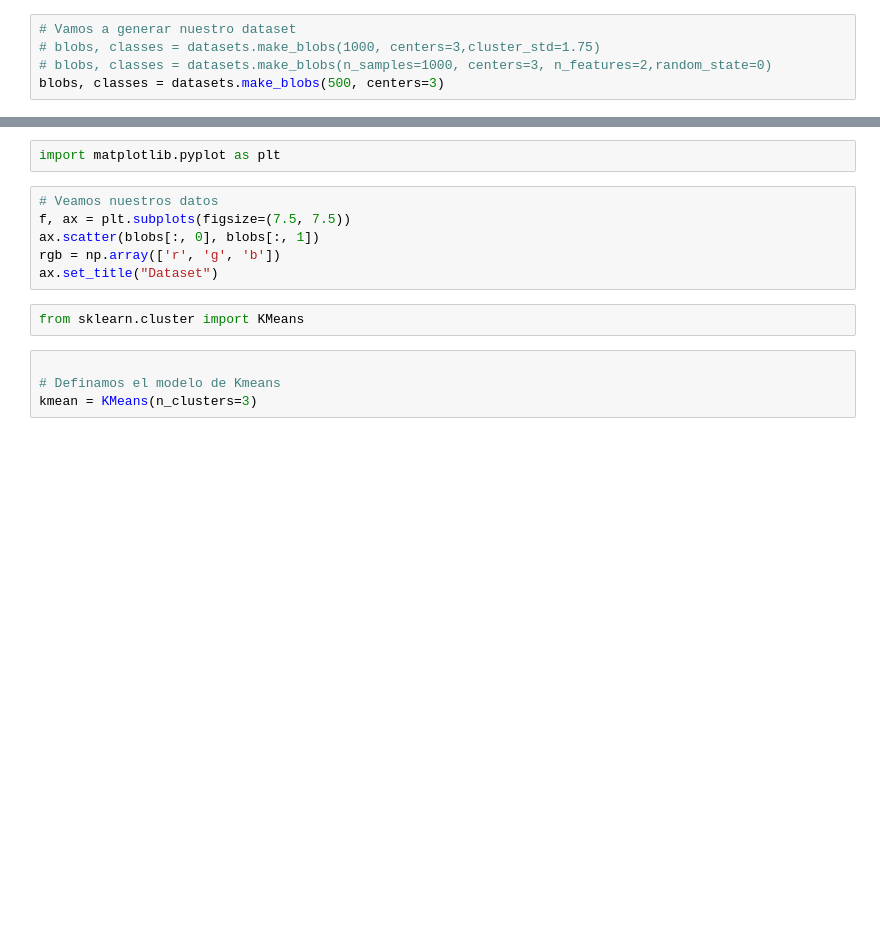
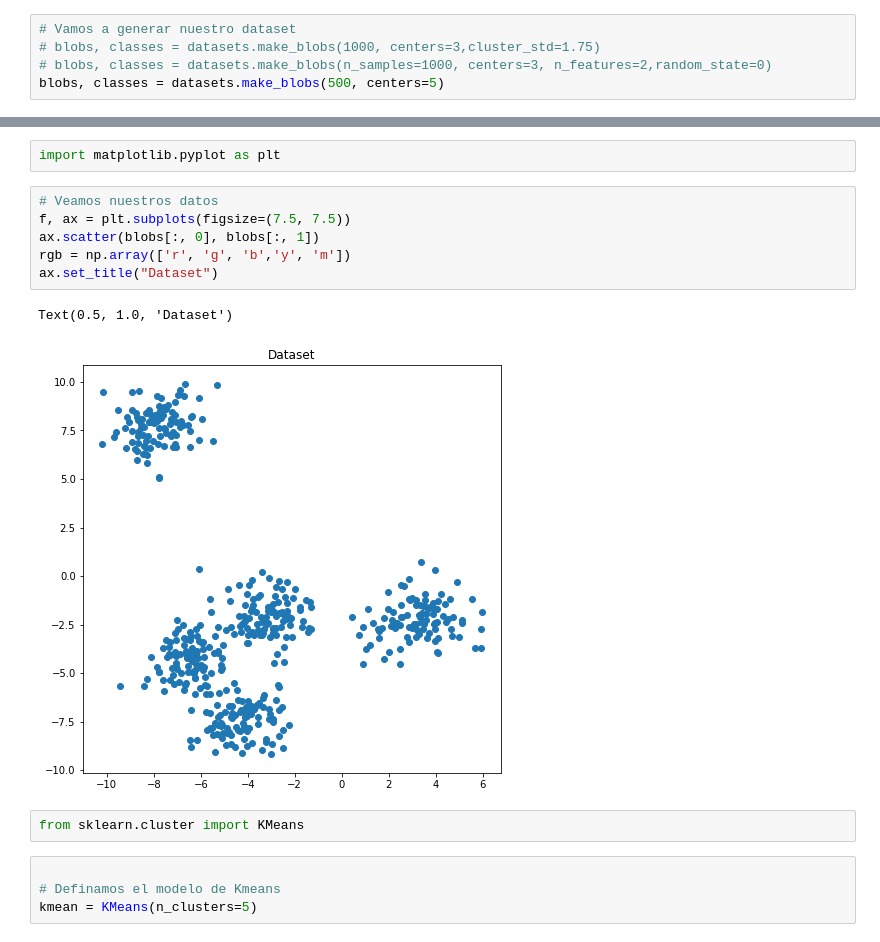
Before and after one commit to ruth-chirinos/ML-Learning, a Jupyter notebook: Python/Clustering/Clustering.ipynb, the cells around one changed output, grey strips where cells are left out. Drawn from its saved outputs; the diff is of its cells as text; blank space fills up the shorter version.

```diff
--- a/Python/Clustering/Clustering.ipynb
+++ b/Python/Clustering/Clustering.ipynb
@@ -10,6 +10,6 @@ import numpy as np
 # Vamos a generar nuestro dataset
 # blobs, classes = datasets.make_blobs(1000, centers=3,cluster_std=1.75)
 # blobs, classes = datasets.make_blobs(n_samples=1000, centers=3, n_features=2,random_state=0)
-blobs, classes = datasets.make_blobs(500, centers=3)
+blobs, classes = datasets.make_blobs(500, centers=5)
 # %%
 classes
@@ -18,15 +36,18 @@ import matplotlib.pyplot as plt
 # %%
 # Veamos nuestros datos
 f, ax = plt.subplots(figsize=(7.5, 7.5))
 ax.scatter(blobs[:, 0], blobs[:, 1])
-rgb = np.array(['r', 'g', 'b'])
+rgb = np.array(['r', 'g', 'b','y', 'm'])
 ax.set_title("Dataset")
+# %% [output]
+Text(0.5, 1.0, 'Dataset')
+[figure, added]
 # %%
 from sklearn.cluster import KMeans
 # %%
 
 # Definamos el modelo de Kmeans
-kmean = KMeans(n_clusters=3)
+kmean = KMeans(n_clusters=5)
 # %%
 # Entrenemos el algoritmo
 kmean.fit(blobs)
```
Also changed, not shown: parts of 5 cells of this notebook.
